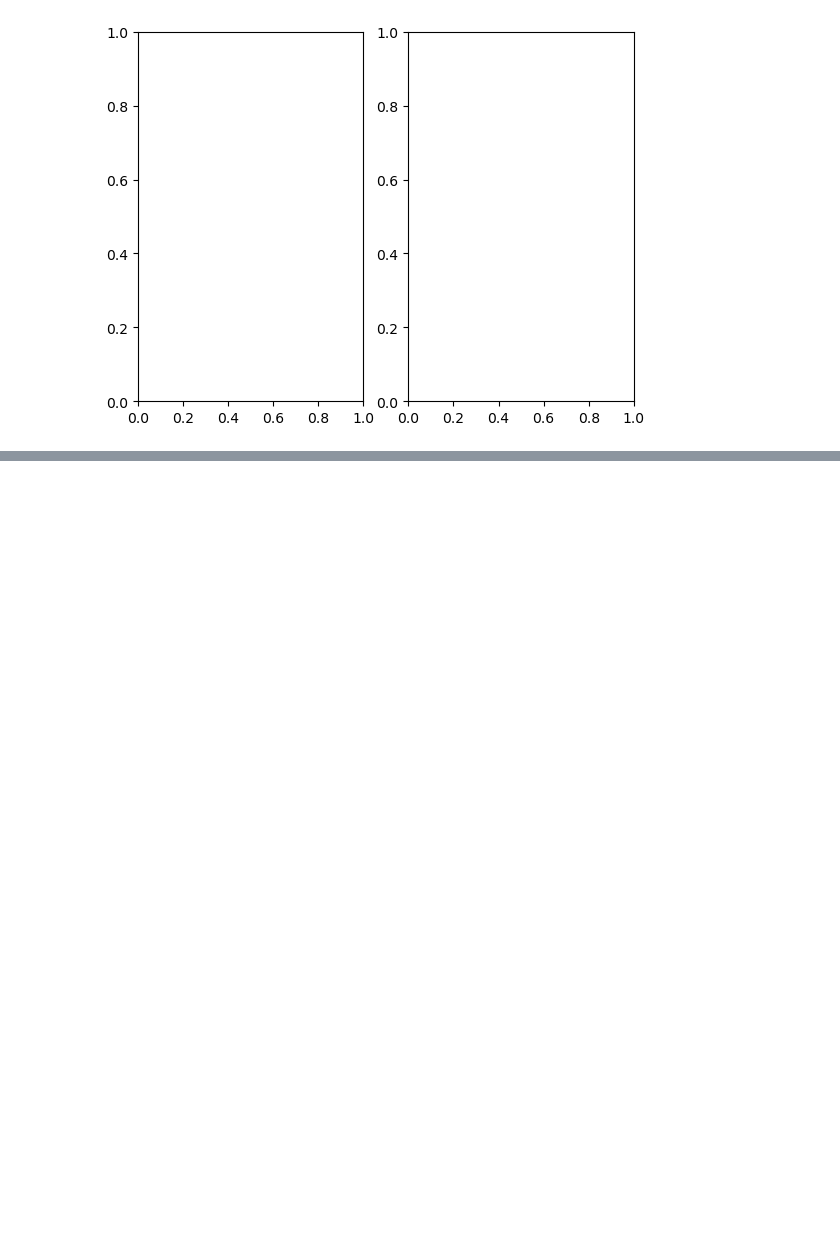
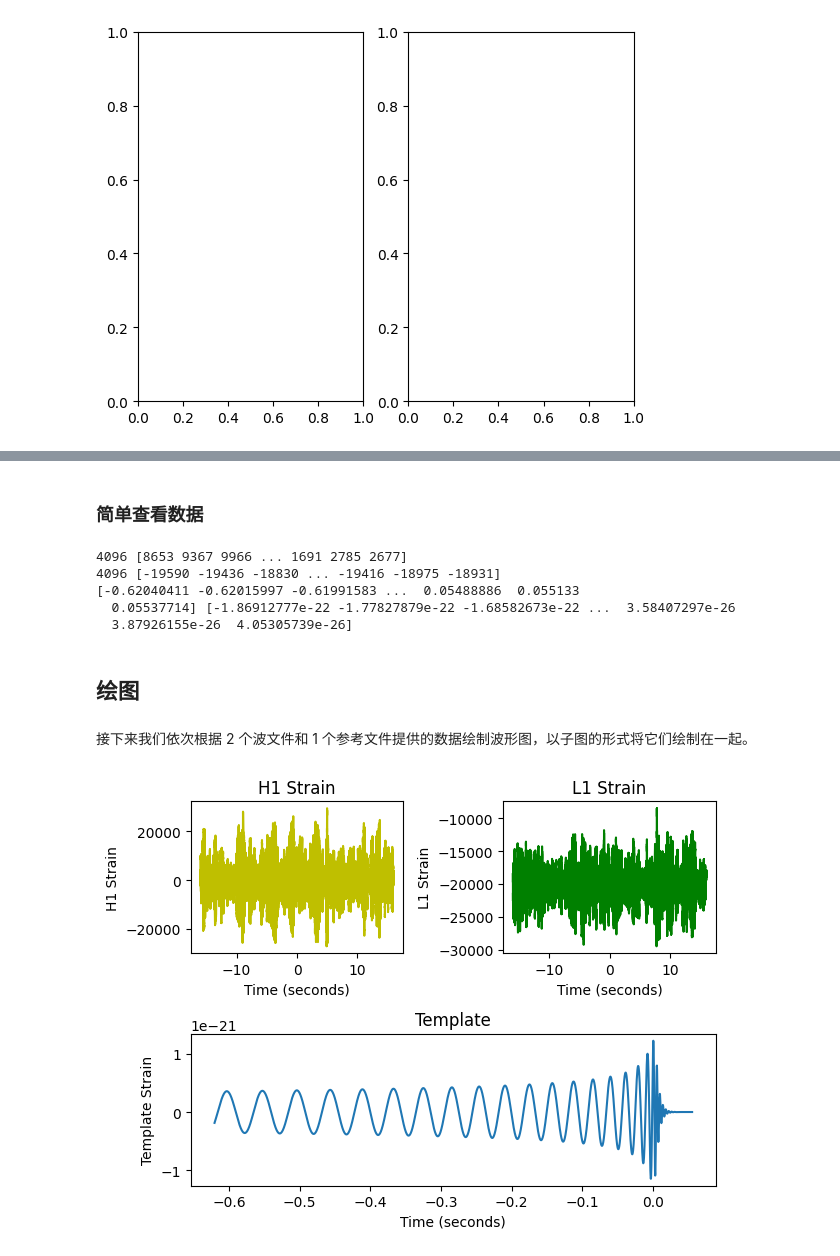
Before and after one commit to abnormalaimer/ChristPython, a Jupyter notebook: Jupyter/MatplotlibUse.ipynb, the cells around one changed output, grey strips where cells are left out. Cells and saved outputs as stored; diff of their text form; code cells hidden in the pictures; blank space fills up the shorter version.

```diff
--- a/Jupyter/MatplotlibUse.ipynb
+++ b/Jupyter/MatplotlibUse.ipynb
@@ -23,0 +54,25 @@ array([<Axes: >, <Axes: >], dtype=object)
+# %%
+rate_h, hstrain= wavfile.read(r"E:\\python\\assets\\H1_Strain.wav","rb")
+rate_l, lstrain= wavfile.read(r"E:\\python\\assets\L1_Strain.wav","rb")
+reftime, ref_H1 = np.genfromtxt('E:\\python\\assets\\wf_template.txt').transpose()
+
+# 这里我们使用频率的倒数来确定波的周期
+htime_interval = 1/rate_h
+ltime_interval = 1/rate_l
+# %% [markdown]
+
+### 简单查看数据
+# %%
+# 使用 print() 函数对各项输入的数据进行简单的查看
+print(rate_h, hstrain)
+print(rate_l, lstrain)
+print(reftime, ref_H1)
+# %% [output]
+4096 [8653 9367 9966 ... 1691 2785 2677]
+4096 [-19590 -19436 -18830 ... -19416 -18975 -18931]
+[-0.62040411 -0.62015997 -0.61991583 ...  0.05488886  0.055133
+  0.05537714] [-1.86912777e-22 -1.77827879e-22 -1.68582673e-22 ...  3.58407297e-26
+  3.87926155e-26  4.05305739e-26]
+# %% [markdown]
+
+## 绘图
@@ -23,0 +82,29 @@ array([<Axes: >, <Axes: >], dtype=object)
+# %% [markdown]
+
+接下来我们依次根据 2 个波文件和 1 个参考文件提供的数据绘制波形图，以子图的形式将它们绘制在一起。
+# %%
+#%matplotlib inline
+htime_len = hstrain.shape[0]/rate_h
+htime = np.arange(-htime_len/2, htime_len/2 , htime_interval)
+plt.subplot(2,2,1)
+plt.plot(htime, hstrain, 'y')
+plt.xlabel('Time (seconds)')
+plt.ylabel('H1 Strain')
+plt.title('H1 Strain')
+
+ltime_len = lstrain.shape[0]/rate_l
+ltime = np.arange(-ltime_len/2, ltime_len/2 , ltime_interval)
+plt.subplot(2,2,2)
+plt.plot(ltime, lstrain, 'g')
+plt.xlabel('Time (seconds)')
+plt.ylabel('L1 Strain')
+plt.title('L1 Strain')
+
+plt.subplot(2, 1, 2)
+plt.plot(reftime, ref_H1)
+plt.xlabel('Time (seconds)')
+plt.ylabel('Template Strain')
+plt.title('Template')
+plt.tight_layout()
+# %% [output]
+[figure, added]
```
Also changed, not shown: parts of 8 cells of this notebook, 2 other files.
